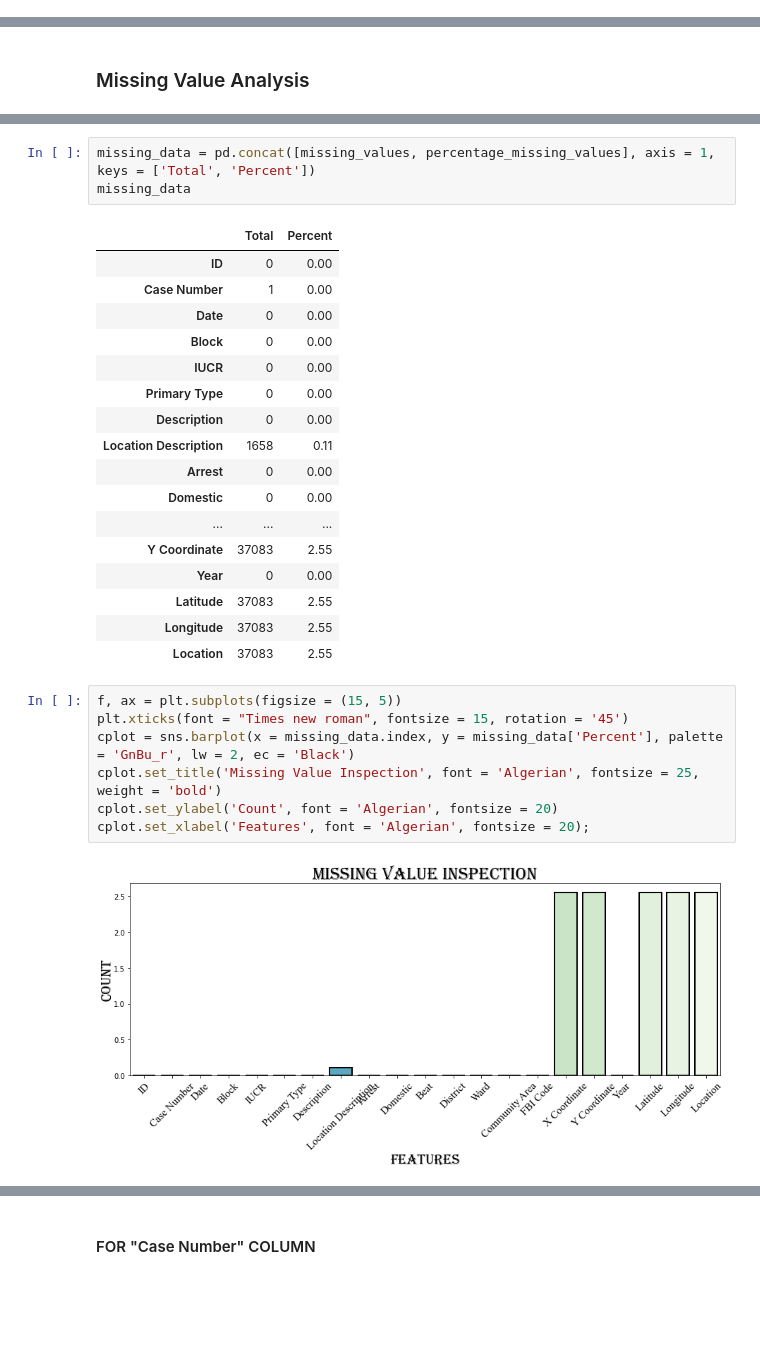
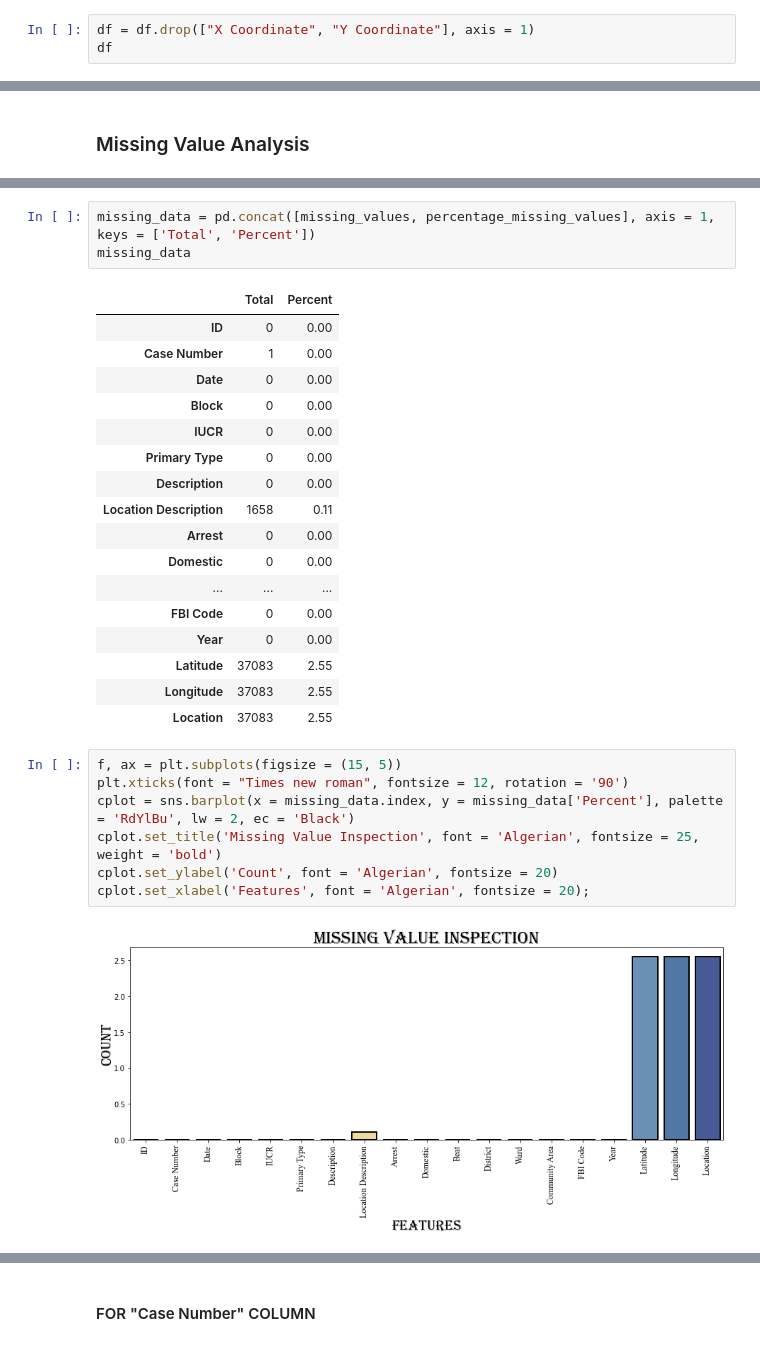
Before and after one commit to IamREX622/Analysis-on-Crimes-in-Chicago-2012-2017-, a Jupyter notebook: Untitled.ipynb, the cells around one changed output, grey strips where cells are left out. Cells and saved outputs as stored; diff of their text form; blank space fills up the shorter version.

Commit message:
DATA CLEANING COMPLETE

```diff
--- a/Untitled.ipynb
+++ b/Untitled.ipynb
@@ -221,0 +235,3 @@ df
+# %%
+df = df.drop(["X Coordinate", "Y Coordinate"], axis = 1)
+df
@@ -279,17 +315,17 @@ missing_data
 | Arrest | 0 | 0.00 |
 | Domestic | 0 | 0.00 |
 | ... | ... | ... |
-| Y Coordinate | 37083 | 2.55 |
+| FBI Code | 0 | 0.00 |
 | Year | 0 | 0.00 |
 | Latitude | 37083 | 2.55 |
 | Longitude | 37083 | 2.55 |
 | Location | 37083 | 2.55 |
 # %%
 f, ax = plt.subplots(figsize = (15, 5))
-plt.xticks(font = "Times new roman", fontsize = 15, rotation = '45')
-cplot = sns.barplot(x = missing_data.index, y = missing_data['Percent'], palette = 'GnBu_r', lw = 2, ec = 'Black')
+plt.xticks(font = "Times new roman", fontsize = 12, rotation = '90')
+cplot = sns.barplot(x = missing_data.index, y = missing_data['Percent'], palette = 'RdYlBu', lw = 2, ec = 'Black')
 cplot.set_title('Missing Value Inspection', font = 'Algerian', fontsize = 25, weight = 'bold')
 cplot.set_ylabel('Count', font = 'Algerian', fontsize = 20)
 cplot.set_xlabel('Features', font = 'Algerian', fontsize = 20);
 # %% [output]
-[figure, old version]
+[figure, new version]
```
Also changed, not shown: parts of 90 cells of this notebook.
